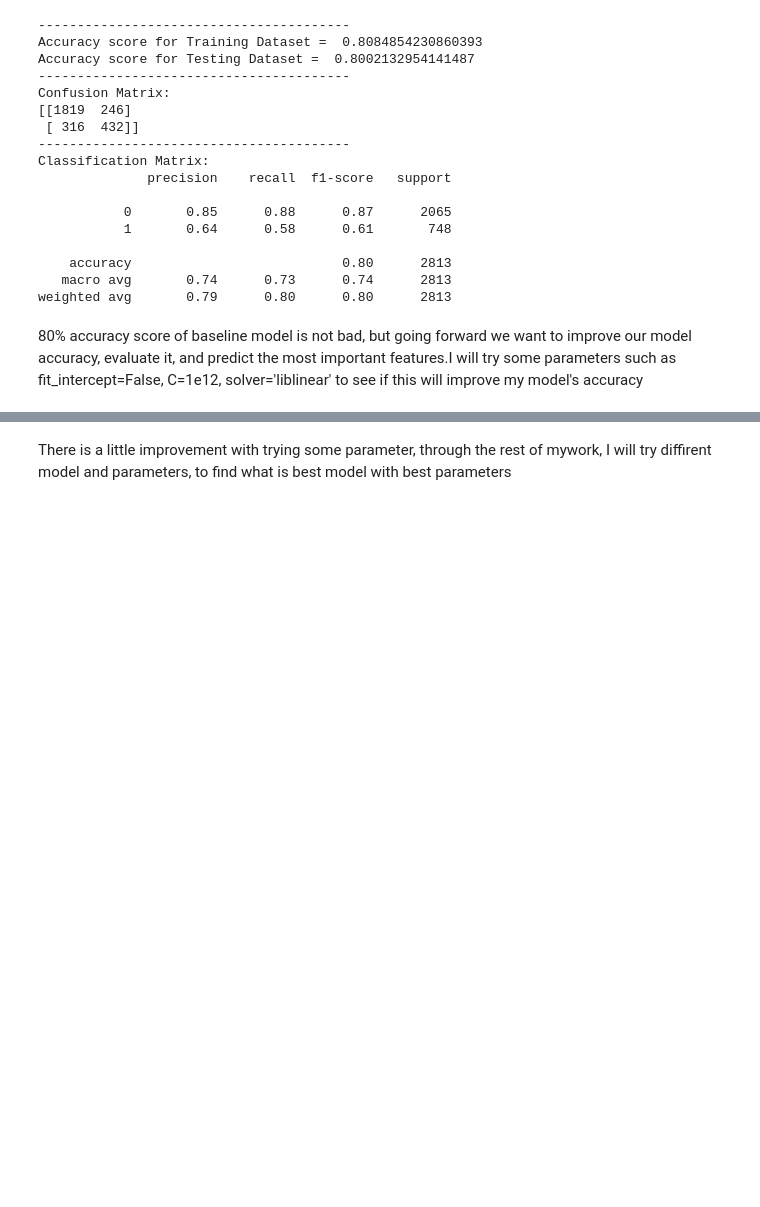
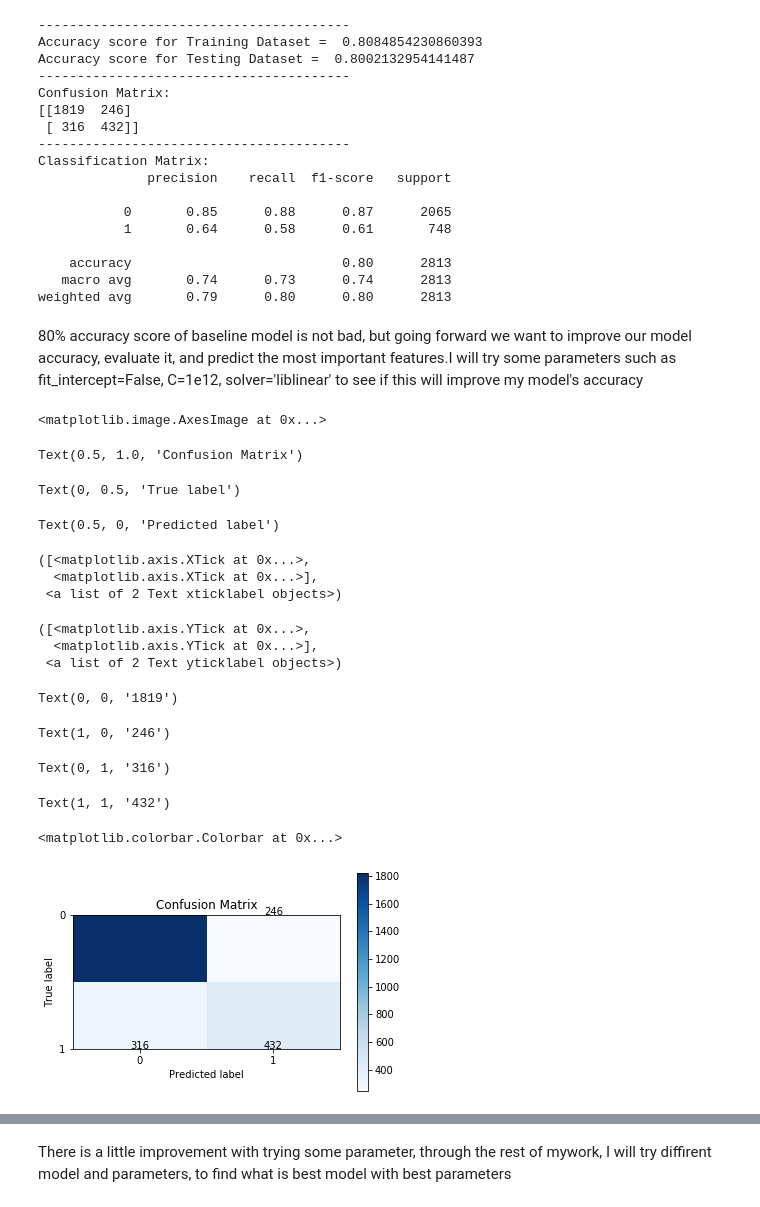
Before and after one commit to khuloodnasher/Telecom-Churn-Prediction, a Jupyter notebook: missing project3.ipynb, the cells around one changed output, grey strips where cells are left out. Cells and saved outputs as stored; diff of their text form; code cells hidden in the pictures; blank space fills up the shorter version.

```diff
--- a/missing project3.ipynb
+++ b/missing project3.ipynb
@@ -801,6 +797,52 @@ Classification Matrix:
 weighted avg       0.79      0.80      0.80      2813
 # %% [markdown]
 80% accuracy score of baseline model is not bad, but going forward we want to improve our model accuracy, evaluate it, and predict the most important features.I will try some parameters such as fit_intercept=False, C=1e12, solver='liblinear' to see if this will improve my model's accuracy
+# %%
+import itertools
+
+# Create the basic matrix
+cnf_matrix=confusion_matrix(y_test, y_hat_test)
+plt.imshow(cnf_matrix,  cmap=plt.cm.Blues)
+
+# Add title and axis labels
+plt.title('Confusion Matrix')
+plt.ylabel('True label')
+plt.xlabel('Predicted label')
+
+# Add appropriate axis scales
+class_names = set(y) # Get class labels to add to matrix
+tick_marks = np.arange(len(class_names))
+plt.xticks(tick_marks, class_names)
+plt.yticks(tick_marks, class_names)
+
+# Add labels to each cell
+thresh = cnf_matrix.max() / 2. # Used for text coloring below
+# Here we iterate through the confusion matrix and append labels to our visualization
+for i, j in itertools.product(range(cnf_matrix.shape[0]), range(cnf_matrix.shape[1])):
+        plt.text(j, i, cnf_matrix[i, j],
+                 horizontalalignment='center',
+                 color='white' if cnf_matrix[i, j] > thresh else 'black')
+
+# Add a legend
+plt.colorbar()
+plt.show()
+# %% [output]
+<matplotlib.image.AxesImage at 0x...>
+Text(0.5, 1.0, 'Confusion Matrix')
+Text(0, 0.5, 'True label')
+Text(0.5, 0, 'Predicted label')
+([<matplotlib.axis.XTick at 0x...>,
+  <matplotlib.axis.XTick at 0x...>],
+ <a list of 2 Text xticklabel objects>)
+([<matplotlib.axis.YTick at 0x...>,
+  <matplotlib.axis.YTick at 0x...>],
+ <a list of 2 Text yticklabel objects>)
+Text(0, 0, '1819')
+Text(1, 0, '246')
+Text(0, 1, '316')
+Text(1, 1, '432')
+<matplotlib.colorbar.Colorbar at 0x...>
+[figure, added]
 # %%
 # create an instance and fit the model
 logmodel = LogisticRegression(fit_intercept=False, C=1e12, solver='liblinear')
```
Also changed, not shown: parts of 47 cells of this notebook, 1 other file.
